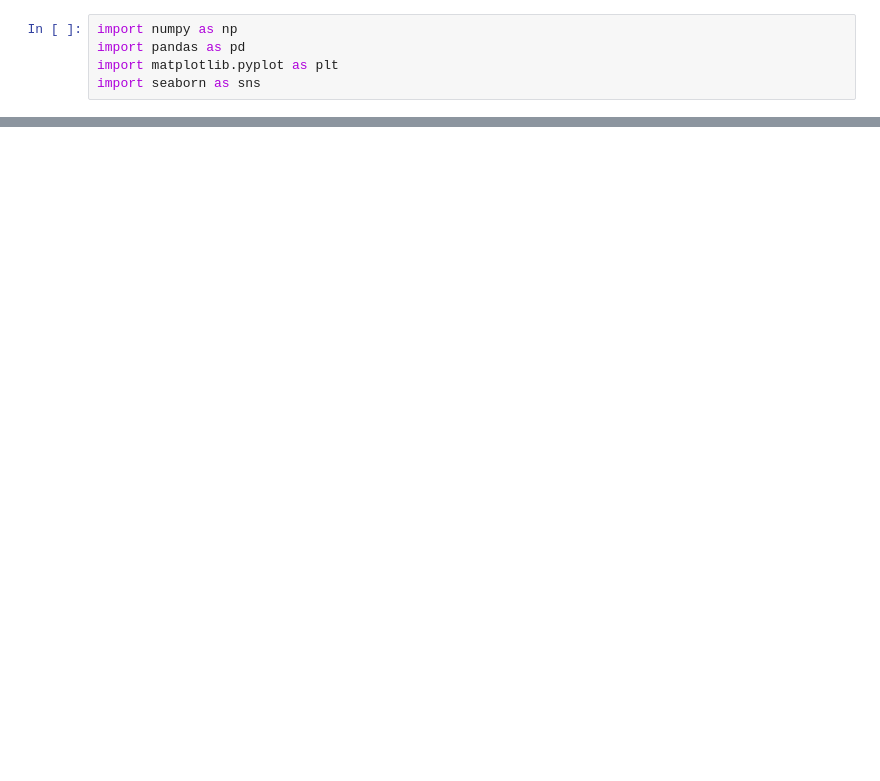
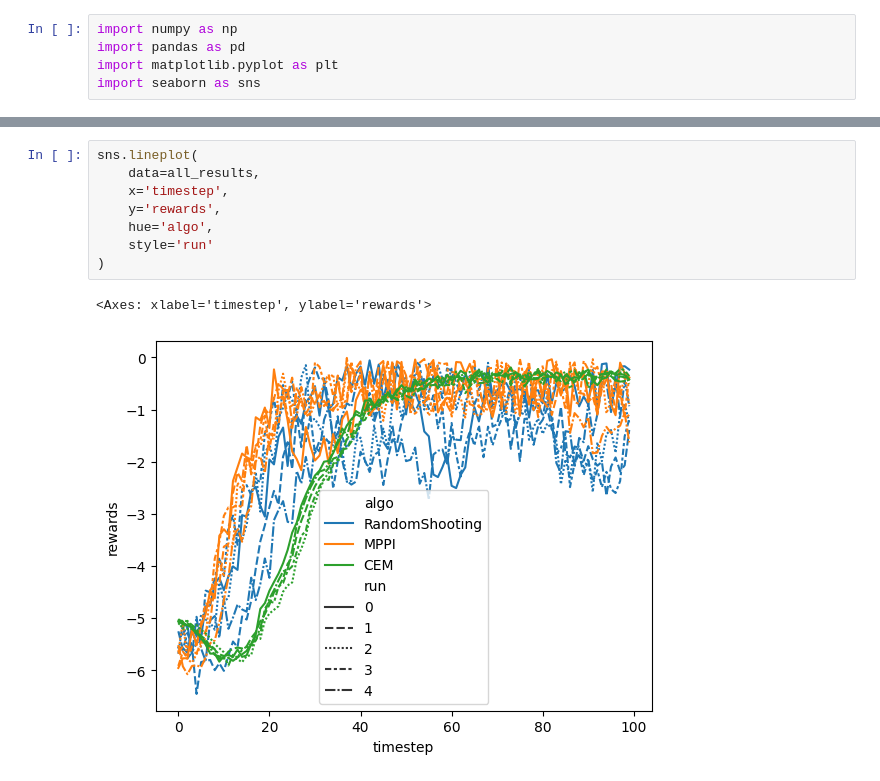
Before and after one commit to gdubbs100/mpc_experiment, a Jupyter notebook: src/analysis.ipynb, the cells around one changed output, grey strips where cells are left out. Saved outputs shown, nothing was run; the diff lists cells and outputs as text; blank space fills up the shorter version.

```diff
--- a/src/analysis.ipynb
+++ b/src/analysis.ipynb
@@ -39 +29,12 @@ df
+# %%
+sns.lineplot(
+    data=all_results,
+    x='timestep',
+    y='rewards',
+    hue='algo',
+    style='run'
+)
+# %% [output]
+<Axes: xlabel='timestep', ylabel='rewards'>
+[figure, added]
 # %%
```
Also changed, not shown: parts of 7 cells of this notebook, 3 other files.
